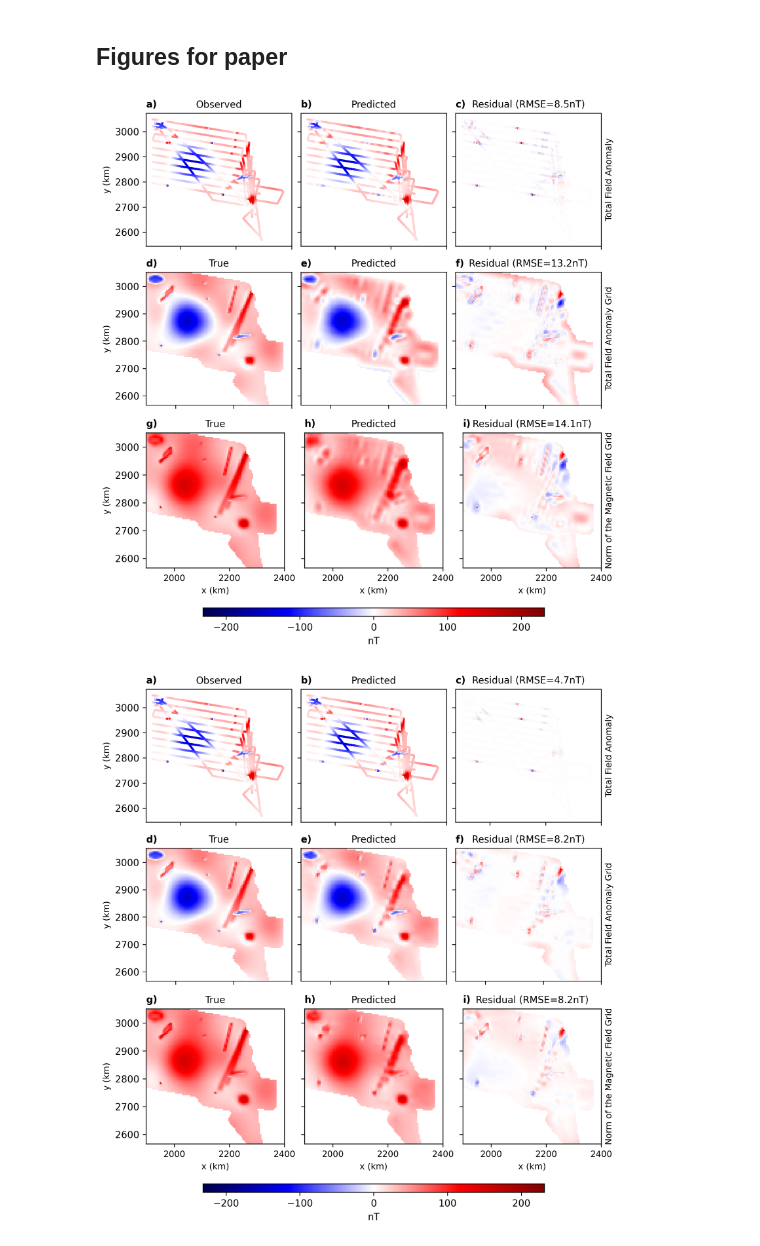
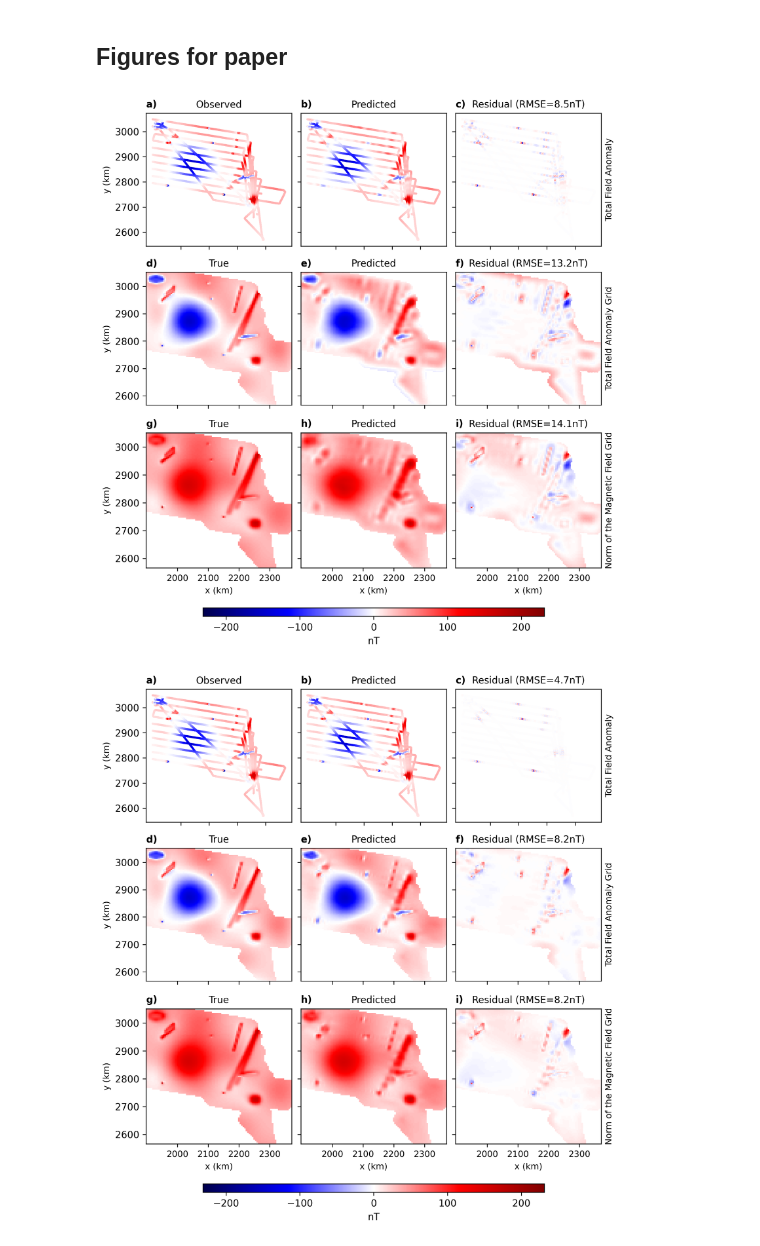
Before and after one commit to compgeolab/eqs-magnetic-dual-layer, a Jupyter notebook: code/06_icegrav_synthetic.ipynb, the cells around one changed output. Cells and saved outputs as stored; diff of their text form; code cells hidden in the pictures.

Commit message:
Edit figures for paper

```diff
--- a/code/06_icegrav_synthetic.ipynb
+++ b/code/06_icegrav_synthetic.ipynb
@@ -820,35 +820,35 @@ for row_idx, (row_key, row_config) in enumerate(plot_config.items()):
             )
         ax[col_idx].set_title(title, fontsize=10)
 
         if label in ['c)', 'f)', 'i)']:
             ax[col_idx].set_ylabel(ylabel, fontsize=9)
             ax[col_idx].yaxis.set_label_position('right')
         else:
             ax[col_idx].set_ylabel(ylabel, fontsize=9)
 
         if label in ['g)', 'h)', 'i)']:
             ax[col_idx].set_xlabel("x (km)", fontsize=9)
 
         ax[col_idx].text(0.0, 1.10, label, transform=ax[col_idx].transAxes, weight='bold', fontsize=10, va='top')
 
-xticks = [2000, 2200, 2400]
+xticks = [2000, 2100, 2200, 2300]
 for row_idx in range(3):
     for ax in figures[row_idx].axes:
         ax.set_xticks(xticks)
         ax.set_xticklabels([str(int(tick)) for tick in xticks], fontsize=9)
         ax.xaxis.set_major_locator(FixedLocator(xticks))
 for row_idx in range(2):
     for ax in figures[row_idx].axes:
         ax.set_xticklabels([])
 
 fig.colorbar(plot, ax=figures[2].axes, orientation="horizontal", label='nT', pad=0.08, shrink=0.75, aspect=40)
 
 single_layer_figure = Path("..") / "paper" / "figures" / "single_layer_synthetic.png"
 fig.savefig(single_layer_figure, dpi=300, bbox_inches="tight")
 plt.close()
 Image(single_layer_figure)
 # %% [output]
-[figure, old version]
+[figure, new version]
 # %%
 plot_config = {
     "row1": {
@@ -873,6 +873,7 @@ plot_config = {
         "titles": ['True', 'Predicted', f'Residual (RMSE={np.round(rmse_bnorm_grid,1)}nT)'],
         "labels": ['g)', 'h)', 'i)'],
         "ylabels": ['y (km)', '', 'Norm of the Magnetic Field Grid'],
+        "xlabels": ['x (km)', 'x (km)', 'x (km)'],
         "scales": [scale_tfa_synthetic] * 3,
         "plot_types": ['pcolormesh', 'pcolormesh', 'scatter'],
         "data": [true_bnorm, predicted_bnorm_grid, error_bnorm_grid],
@@ -919,7 +920,7 @@ for row_idx, (row_key, row_config) in enumerate(plot_config.items()):
 
         ax[col_idx].text(0.0, 1.10, label, transform=ax[col_idx].transAxes, weight='bold', fontsize=10, va='top')
 
-xticks = [2000, 2200, 2400]
+xticks = [2000, 2100, 2200, 2300]
 for row_idx in range(3):
     for ax in figures[row_idx].axes:
         ax.set_xticks(xticks)
@@ -938,4 +939,4 @@ fig.savefig(dual_layer_figure, dpi=300, bbox_inches="tight")
 plt.close()
 Image(dual_layer_figure)
 # %% [output]
-[figure, old version]
+[figure, new version]
```
Also changed, not shown: parts of 6 cells of this notebook, 2 other files.
